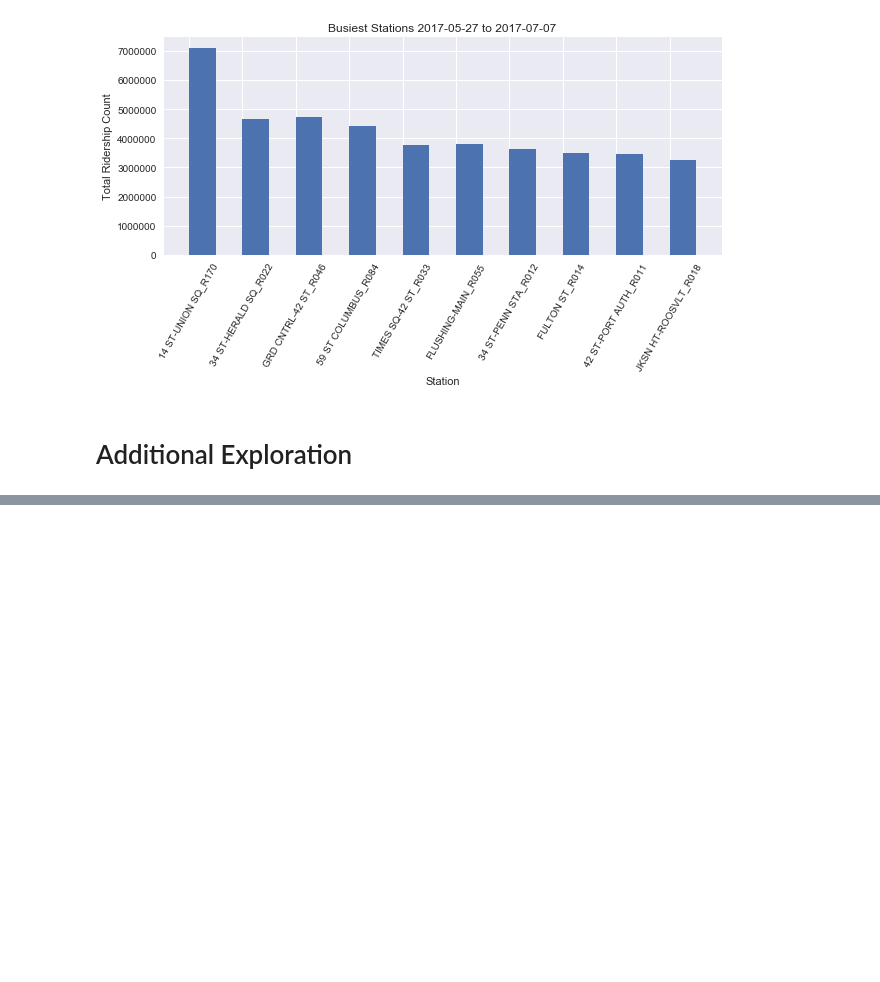
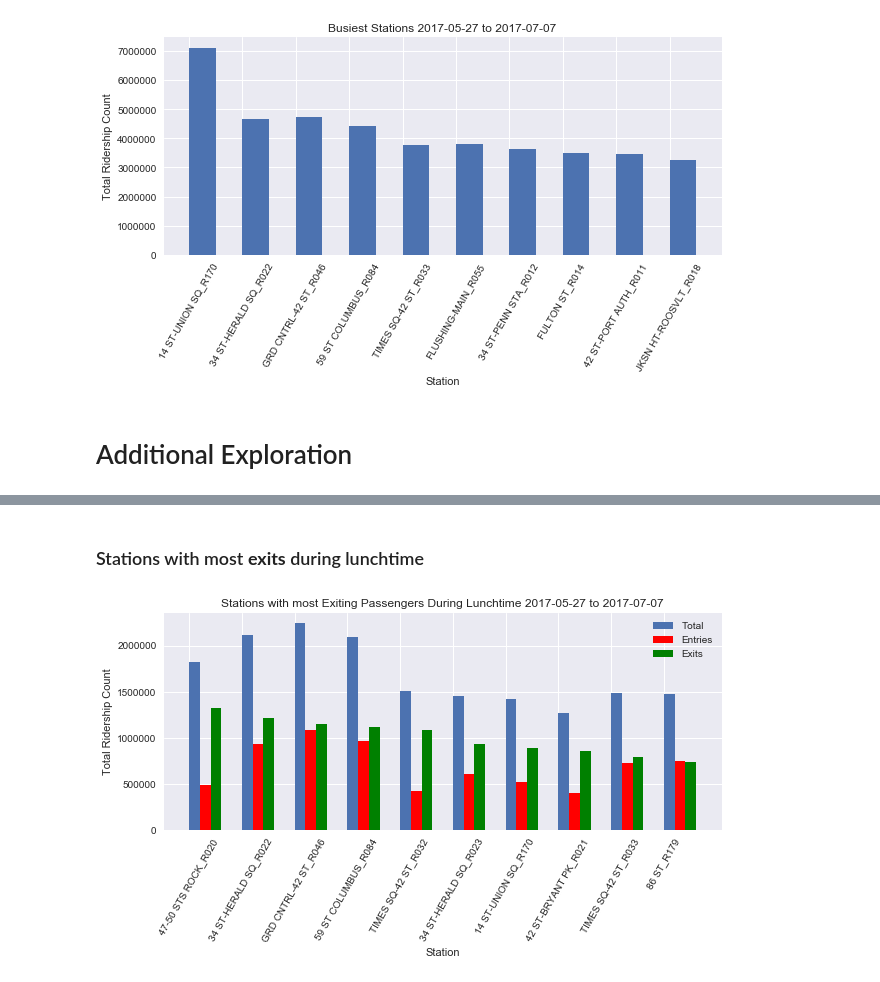
Before and after one commit to everling-prime/benson, a Jupyter notebook: mta_challenges_pandas_mvl.ipynb, the cells around one changed output, grey strips where cells are left out. Drawn from its saved outputs; the diff is of its cells as text; code cells hidden in the pictures; blank space fills up the shorter version.

```diff
--- a/mta_challenges_pandas_mvl.ipynb
+++ b/mta_challenges_pandas_mvl.ipynb
@@ -408,0 +539,51 @@ ax.set_title('Busiest Stations %s to %s' % (min_date,max_date))
+# %% [markdown]
+### Stations with most __exits__ during lunchtime
+# %%
+# Dinner Sorted
+stations_summed_lunch_exits_sorted = stations_summed.sort_values('lunch_exits',ascending=False)
+
+top_group_size = 10
+xlabs = stations_summed_lunch_exits_sorted.iloc[0:top_group_size]['station_unit']
+yvals_total = stations_summed_lunch_exits_sorted.iloc[0:top_group_size]['total_lunch_traffic']
+yvals_entries = stations_summed_lunch_exits_sorted.iloc[0:top_group_size]['lunch_entries']
+yvals_exits = stations_summed_lunch_exits_sorted.iloc[0:top_group_size]['lunch_exits']
+
+xvals = np.linspace(0,top_group_size+1,top_group_size)
+
+fig, ax = plt.subplots(figsize=(10, 4))
+total_bars = ax.bar(xvals,yvals_total,
+            edgecolor='none',
+            width=0.25,
+            align='edge',
+            label='y1');
+
+entry_bars = ax.bar(xvals+0.25,yvals_entries,
+            color = 'red',
+            edgecolor='none',
+            width=0.25,
+            align='edge',
+            label='y1');
+
+exit_bars = ax.bar(xvals+0.50,yvals_exits,
+            color = 'green',
+            edgecolor='none',
+            width=0.25,
+            align='edge',
+            label='y1')
+
+
+ax.set_xticks(xvals);
+plt.xticks(rotation = 60)
+ax.set_xticklabels(xlabs);
+ax.set_xlabel('Station');
+ax.set_ylabel('Total Ridership Count');
+
+ax.legend((total_bars[0], entry_bars[0],exit_bars), ('Total', 'Entries','Exits'))
+
+
+# Title Formating
+min_date = str(station_daily['dtime'].min().date())
+max_date = str(station_daily['dtime'].max().date())
+ax.set_title('Stations with most Exiting Passengers During Lunchtime %s to %s' % (min_date,max_date));
+# %% [output]
+[figure, added]
```
Also changed, not shown: parts of 17 cells of this notebook.
